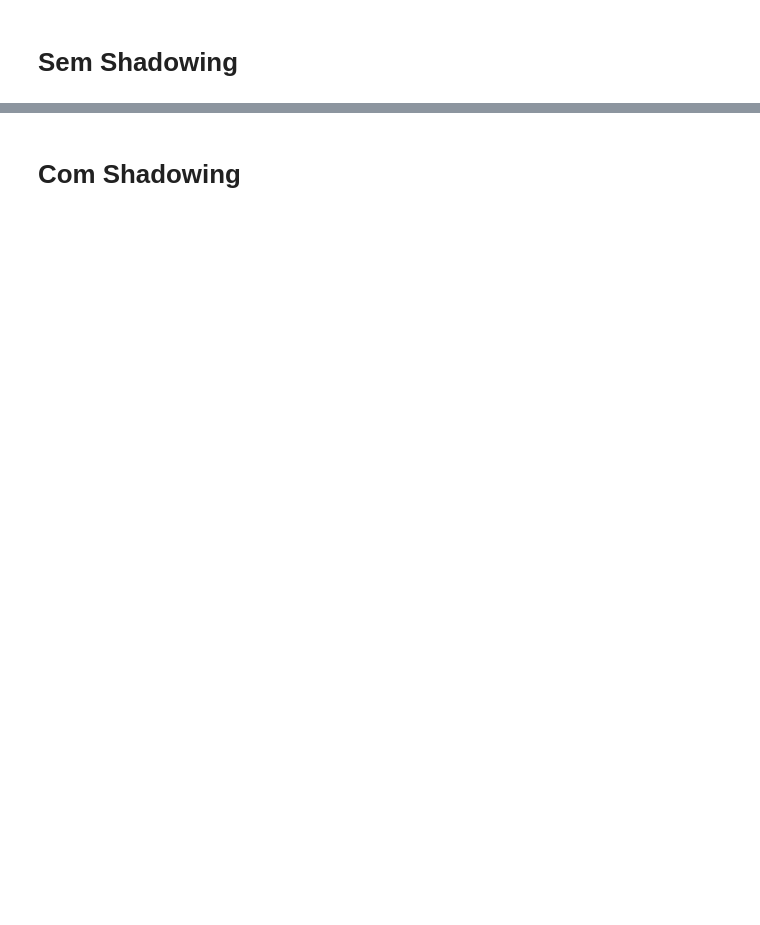
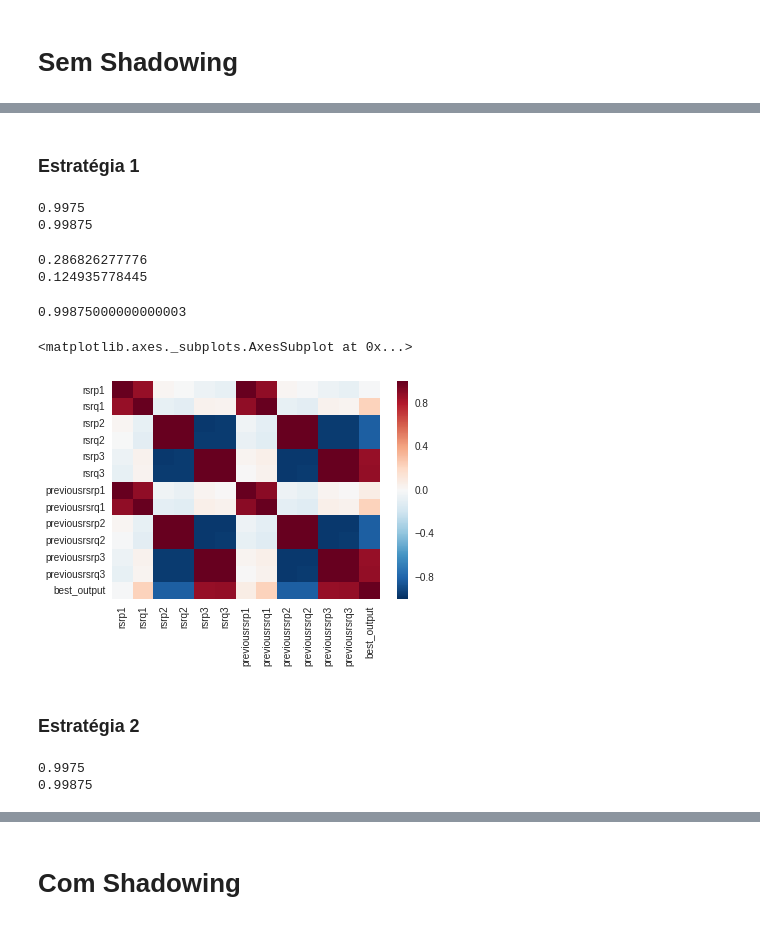
Before and after one commit to ycaroravel/CoverageHolesScenario_ns-3, a Jupyter notebook: neural_nets.ipynb, the cells around one changed output, grey strips where cells are left out. Cells and saved outputs as stored; diff of their text form; code cells hidden in the pictures; blank space fills up the shorter version.

```diff
--- a/neural_nets.ipynb
+++ b/neural_nets.ipynb
@@ -23,3 +23,28 @@ from sklearn.neural_network import MLPClassifier
 from sklearn.neural_network import MLPRegressor
 import matplotlib.pyplot as plt
 %matplotlib inline
+# %%
+def best_output(row):
+    # se o downloadTime é diferente de 100 para T2 e T3, ambos os targets completam o download
+    if ((row.downloadTimeT2!=100)&(row.downloadTimeT3!=100)):
+        # o melhor output será aquele para o qual o downloadTime é menor
+        if (row.downloadTimeT2<=row.downloadTimeT3):
+            return 0
+        else:
+            return 1
+
+    # se o downloadTime é diferente de 100 apenas para um dos targets, só um deles completa o download
+    elif ((row.downloadTimeT2!=100)|(row.downloadTimeT3!=100)):
+        # o melhor output será aquele para o qual o downloadTime é diferente de 100
+        if (row.downloadTimeT2!=100):
+            return 0
+        else:
+            return 1
+
+    # se o downloadTime é igual a 100 para T2 e T3, ambos os targets não completam o download
+    elif ((row.downloadTimeT2==100)&(row.downloadTimeT3==100)):
+        # o melhor output será aquele para o qual o rxBytes é maior
+        if (row.rxBytesT2>=row.rxBytesT3):
+            return 0
+        else:
+            return 1
@@ -228,0 +93,10 @@ Percentual de Escolhas Ótimas:  90.32258064516128 %
+# %%
+# importando os datasets
+t2 = pd.read_csv('resultados/t2_OkumuraHata_Modificado', delimiter='\t')
+t3 = pd.read_csv('resultados/t3_OkumuraHata_Modificado', delimiter='\t')
+
+# garantindo que utilizaremos apenas as sementes presentes nos dois datasets
+t2 = t2[t2.nRun.isin(t3.nRun)]
+t3 = t3[t3.nRun.isin(t2.nRun)]
+t2 = t2.reset_index(drop=True)
+t3 = t3.reset_index(drop=True)
@@ -228,0 +111,3 @@ Percentual de Escolhas Ótimas:  90.32258064516128 %
+# %%
+data['best_output'] = data.apply(best_output, axis=1)
+data.head()
@@ -228,0 +121,5 @@ Percentual de Escolhas Ótimas:  90.32258064516128 %
+# %%
+teste = data[data.nRun>800]
+data = data[data.nRun<=800]
+# %% [markdown]
+### Estratégia 1
@@ -228,0 +139,6 @@ Percentual de Escolhas Ótimas:  90.32258064516128 %
+# %%
+print ((nn1_a0.predict(nn1_a_input)==(data.downloadTimeT2!=100).astype(int)).sum()/data.shape[0])
+print ((nn1_a1.predict(nn1_a_input)==(data.downloadTimeT3!=100).astype(int)).sum()/data.shape[0])
+# %% [output]
+0.9975
+0.99875
@@ -228,0 +156,7 @@ Percentual de Escolhas Ótimas:  90.32258064516128 %
+# %%
+from sklearn.metrics import mean_squared_error
+print (mean_squared_error(nn1_b0.predict(nn1_b_input),data[(data.downloadTimeT2!=100)&(data.downloadTimeT3!=100)].downloadTimeT2))
+print (mean_squared_error(nn1_b1.predict(nn1_b_input),data[(data.downloadTimeT2!=100)&(data.downloadTimeT3!=100)].downloadTimeT3))
+# %% [output]
+0.286826277776
+0.124935778445
@@ -228,0 +183,13 @@ Percentual de Escolhas Ótimas:  90.32258064516128 %
+# %%
+((nn1_a_input.apply(nn1_func, axis=1)==data.best_output).sum())/data.best_output.size
+# %% [output]
+0.99875000000000003
+# %%
+import seaborn as sns
+features = data[['rsrp1','rsrq1','rsrp2','rsrq2','rsrp3','rsrq3','previousrsrp1','previousrsrq1','previousrsrp2','previousrsrq2','previousrsrp3','previousrsrq3','best_output']]
+sns.heatmap(features.corr())
+# %% [output]
+<matplotlib.axes._subplots.AxesSubplot at 0x...>
+[figure, added]
+# %% [markdown]
+### Estratégia 2
@@ -228,0 +210,6 @@ Percentual de Escolhas Ótimas:  90.32258064516128 %
+# %%
+print ((nn2_a0.predict(nn2_a0_input)==(data.downloadTimeT2!=100).astype(int)).sum()/data.shape[0])
+print ((nn2_a1.predict(nn2_a1_input)==(data.downloadTimeT3!=100).astype(int)).sum()/data.shape[0])
+# %% [output]
+0.9975
+0.99875
```
Also changed, not shown: parts of 100 cells of this notebook, 4 other files.
